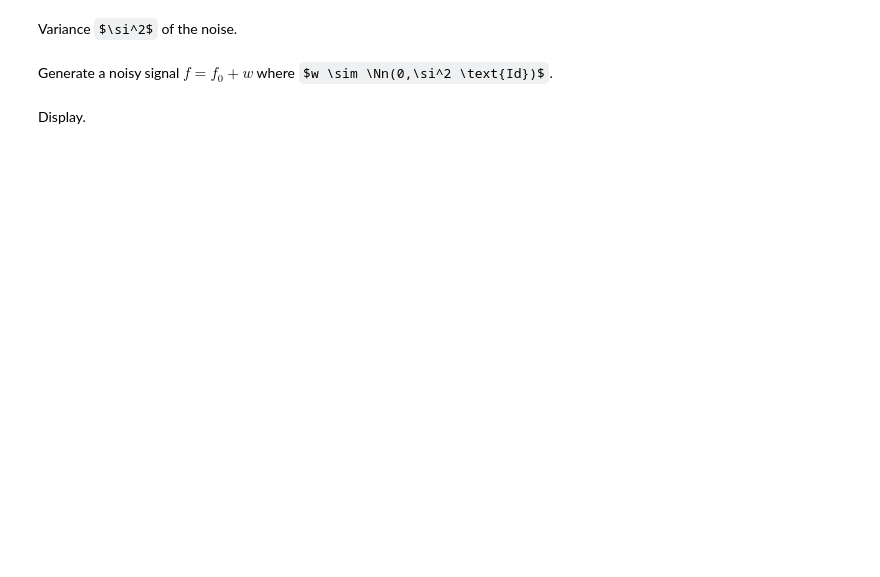
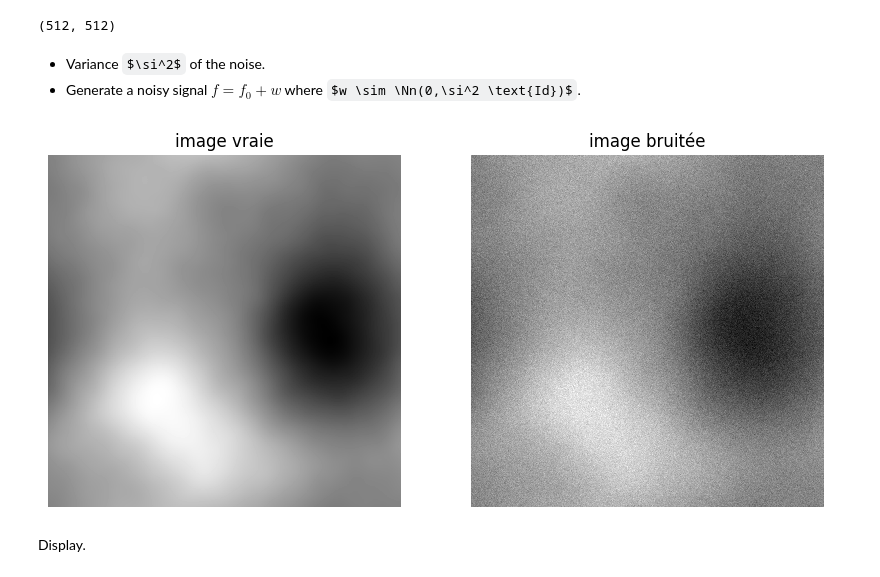
Before and after one commit to Borleo/2_M2_IAFA, a Jupyter notebook: TP_M2IAFA/TP_M2_IMGCMPT/TP23_Imagerie_Computationnelle/2_Wavelet Denoising /Image Denoising with Wavelets/denoisingwav_1_wavelet_1d.ipynb, the cells around one changed output. Saved outputs shown, nothing was run; the diff lists cells and outputs as text; code cells hidden in the pictures; some formulas as TeX source; blank space fills up the shorter version.

```diff
--- a/TP_M2IAFA/TP_M2_IMGCMPT/TP23_Imagerie_Computationnelle/2_Wavelet Denoising /Image Denoising with Wavelets/denoisingwav_1_wavelet_1d.ipynb
+++ b/TP_M2IAFA/TP_M2_IMGCMPT/TP23_Imagerie_Computationnelle/2_Wavelet Denoising /Image Denoising with Wavelets/denoisingwav_1_wavelet_1d.ipynb
@@ -87,2 +42,0 @@ f0 = rescale(f0, .05, .95)
-# %% [markdown]
-Variance $\si^2$ of the noise.
@@ -91,7 +43,25 @@ sigma = 0.05
+# %%
+n = 512
+path= '/Users/asriel/TP_IAFA/M2_IAFA/TP_M2IAFA/TP_M2_IMGCMPT/TP23_Imagerie_Computationnelle/'
+name = path + 'nt_toolbox/data/regular3.bmp'
+f0 = load_image(name)
+print(f0.shape)
+# normalise l'image, pour l’affichage et les paramètres (bruit, λ, etc.).
+f0 = rescale(f0)
+# %% [output]
+(512, 512)
 # %% [markdown]
-Generate a noisy signal $f = f_0 + w$ where $w \sim \Nn(0,\si^2 \text{Id})$.
+- Variance $\si^2$ of the noise.
+- Generate a noisy signal $f = f_0 + w$ where $w \sim \Nn(0,\si^2 \text{Id})$.
 # %%
-f = f0 + randn(size(f0))*sigma
+sigma = 0.05
+y = f0 + np.random.randn(n, n)*sigma
+# %%
+plt.figure(figsize=(10, 10))
+imageplot(f0,'image vraie', [1,2,1])
+imageplot(y,'image bruitée', [1,2,2])
+# %% [output]
+[figure, added]
 # %% [markdown]
 Display.
 # %%
```
Also changed, not shown: parts of 11 cells of this notebook, 1 other file.
